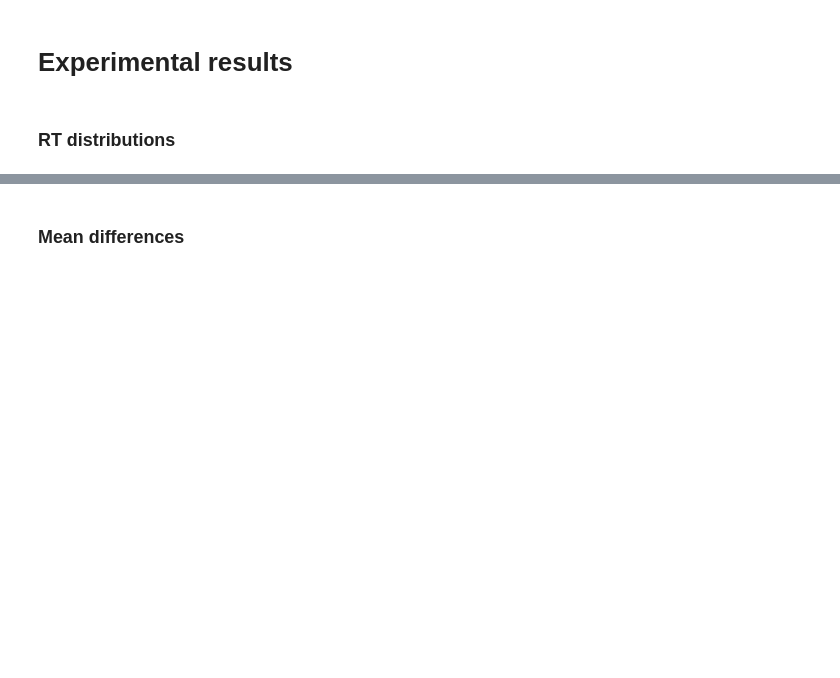
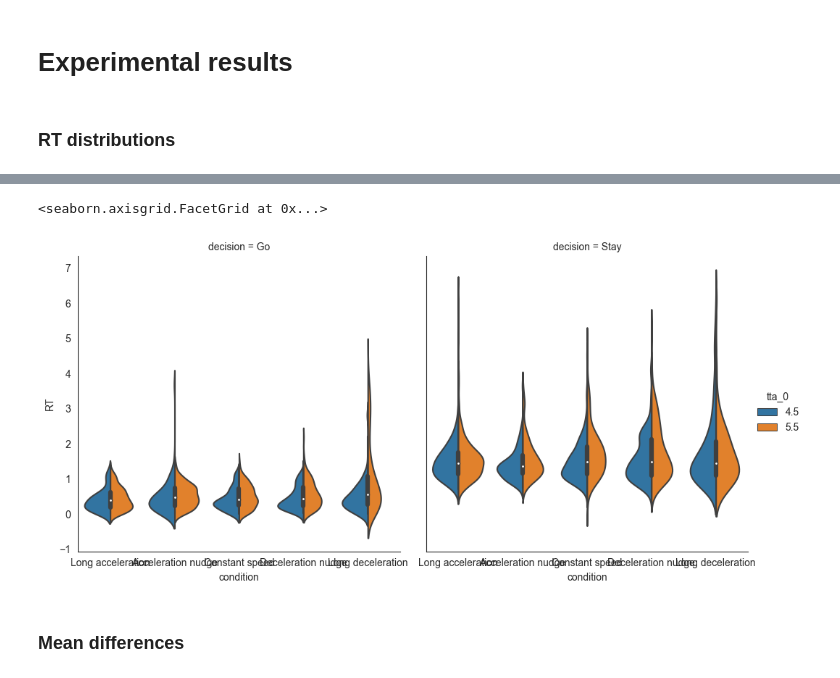
Before and after one commit to tud-hri/nudging-humans-in-traffic, a Jupyter notebook: 04_figures.ipynb, the cells around one changed output, grey strips where cells are left out. Drawn from its saved outputs; the diff is of its cells as text; code cells hidden in the pictures; blank space fills up the shorter version.

```diff
--- a/04_figures.ipynb
+++ b/04_figures.ipynb
@@ -93,3 +98,8 @@ sns.displot(data=exp_measures, x="RT", hue="subj_id", col="decision", kind="kde"
+# %%
+sns.catplot(data=exp_measures, x="condition", y="RT", col="decision", kind="violin", hue="tta_0", split=True)
+# %% [output]
+<seaborn.axisgrid.FacetGrid at 0x...>
+[figure, added]
 # %% [markdown]
 ### Mean differences
 # %%
```
Also changed, not shown: parts of 14 cells of this notebook, 24 other files.
